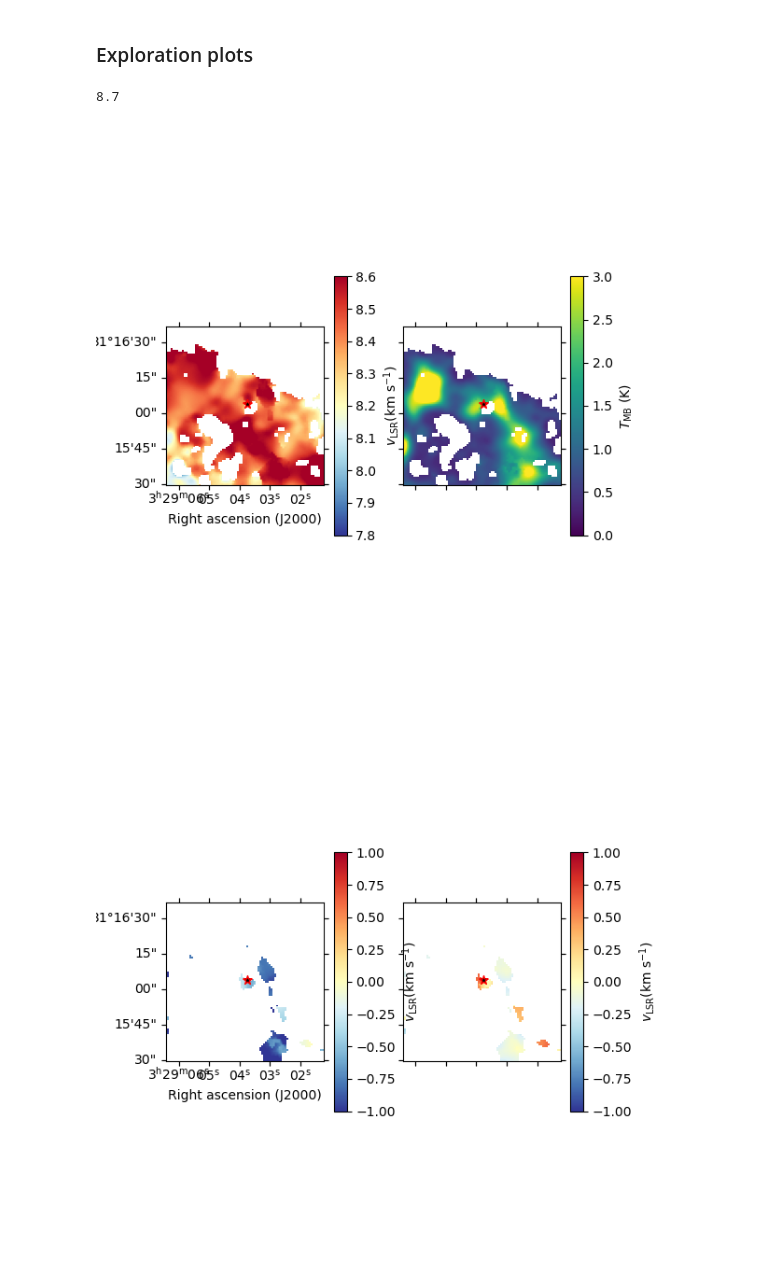
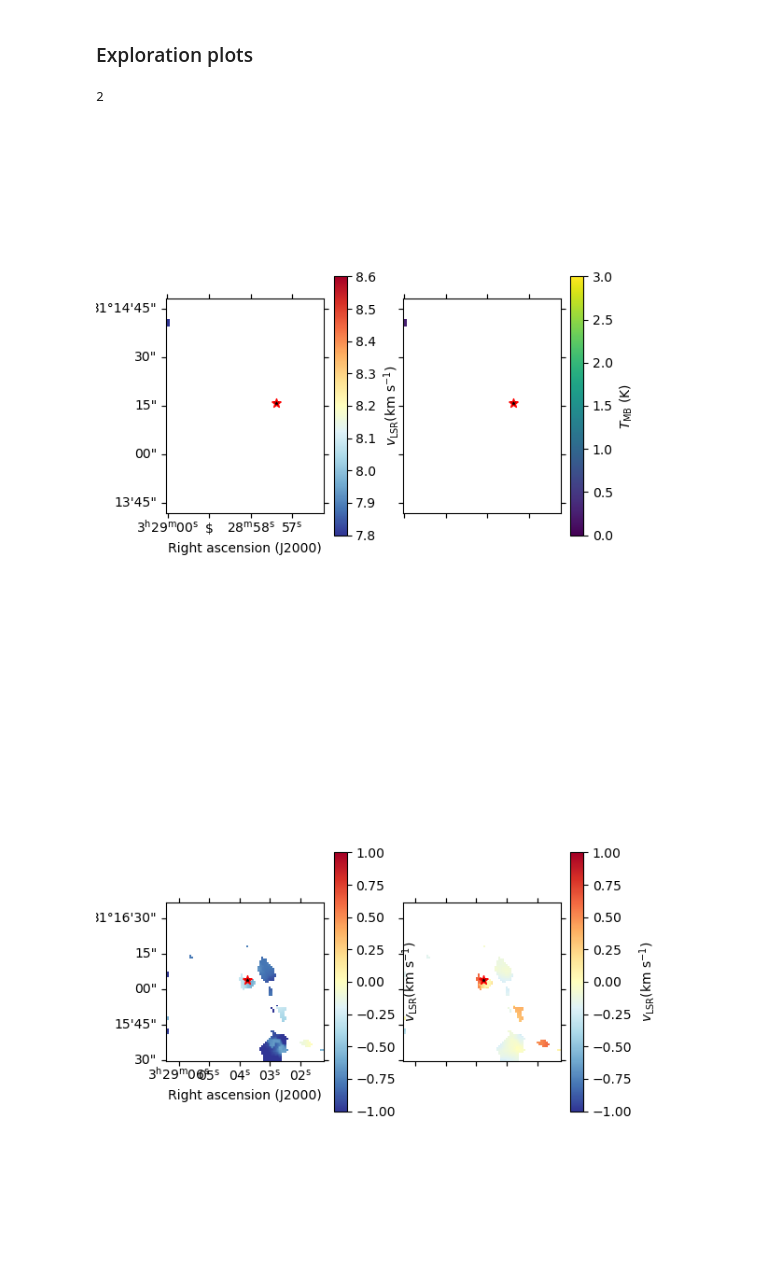
Before and after one commit to tere-valdivia/propstar_gasflow, a Jupyter notebook: analysis/protostar_cutouts/cutout_HC3N.ipynb, the cells around one changed output. Drawn from its saved outputs; the diff is of its cells as text; code cells hidden in the pictures.

Commit message:
added zoom plots

```diff
--- a/analysis/protostar_cutouts/cutout_HC3N.ipynb
+++ b/analysis/protostar_cutouts/cutout_HC3N.ipynb
@@ -81,10 +81,10 @@ catalog_protostars
 # Per-emb-15 is source 4
 # SVS 13A is source 7
 # IRAS4b is source 2
-sourcename = 'SVS13A'
-racent, deccent = catalog_protostars.loc[7, ['RAJ2000', 'DEJ2000']].values
+sourcename = 'SK15'
+racent, deccent = catalog_protostars.loc[15, ['RAJ2000', 'DEJ2000']].values
 subcubes_basename = sourcename + '_HC3N_{}'
-vlsr = catalog_protostars.loc[7, 'vlsr']
+vlsr = catalog_protostars.loc[15, 'vlsr']
 # %%
 # here we cut the images
 centerx, centery = wcsskycube.all_world2pix([racent], [deccent], 0)
@@ -147,30 +147,30 @@ if cut_clusters:
 # %% [markdown]
 ### Exploration plots
 # %%
-vlsr
+len(subclusters_master)
 # %% [output]
-8.7
+2
 # %%
 fig, [ax1, ax2] = plt.subplots(1, 2, figsize=(6,6), subplot_kw={'projection': WCS(headersmall).celestial})
 
-sc1 = ax1.imshow(subclusters_master[0][1], cmap='RdYlBu_r', vmin=7.8, vmax=8.6)
+sc1 = ax1.imshow(subclusters_master[1][1], cmap='RdYlBu_r', vmin=7.8, vmax=8.6)
 ax1.scatter(racent, deccent, transform=ax1.get_transform('world'), marker='*', s=50, fc='k', ec='r')
 fig.colorbar(sc1, ax=ax1, label=r'$v_{\mathrm{LSR}}$(km s$^{-1}$)', shrink=0.6)
 lon = ax1.coords[0]
 lat = ax1.coords[1]
 lon.set_axislabel('Right ascension (J2000)')
 lat.set_axislabel('Declination (J2000)')
-sc2 = ax2.imshow(subclusters_master[0][0], cmap='viridis', vmin=0, vmax=3)
+sc2 = ax2.imshow(subclusters_master[1][0], cmap='viridis', vmin=0, vmax=3)
 ax2.scatter(racent, deccent, transform=ax2.get_transform('world'), marker='*', s=50, fc='k', ec='r')
 fig.colorbar(sc2, ax=ax2, label=r'$T_{\mathrm{MB}}$ (K)', shrink=0.6)
 lon = ax2.coords[0]
 lat = ax2.coords[1]
 lon.set_ticklabel_visible(False)
 lat.set_ticklabel_visible(False)
 lon.set_axislabel('')
 lat.set_axislabel('')
 # %% [output]
-[figure, old version]
+[figure, new version]
 # %%
 fig, [ax1, ax2] = plt.subplots(1, 2, figsize=(6,6), subplot_kw={'projection': WCS(headersmall).celestial})
 
```
Also changed, not shown: parts of 8 cells of this notebook, 37 other files.
